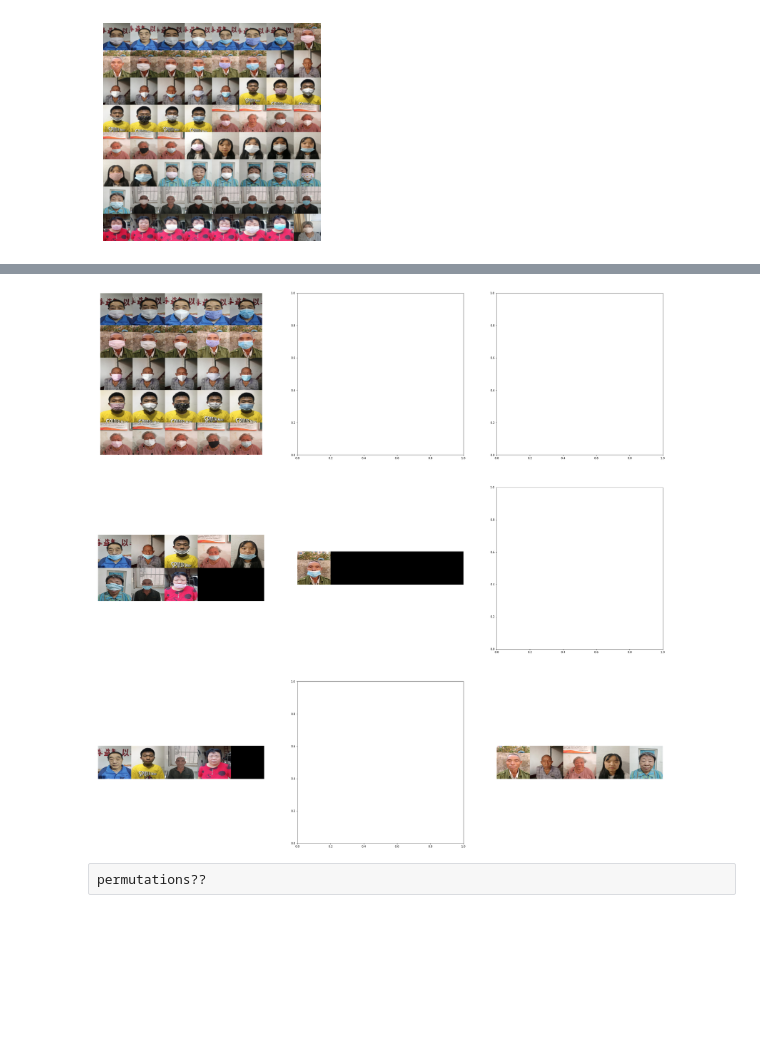
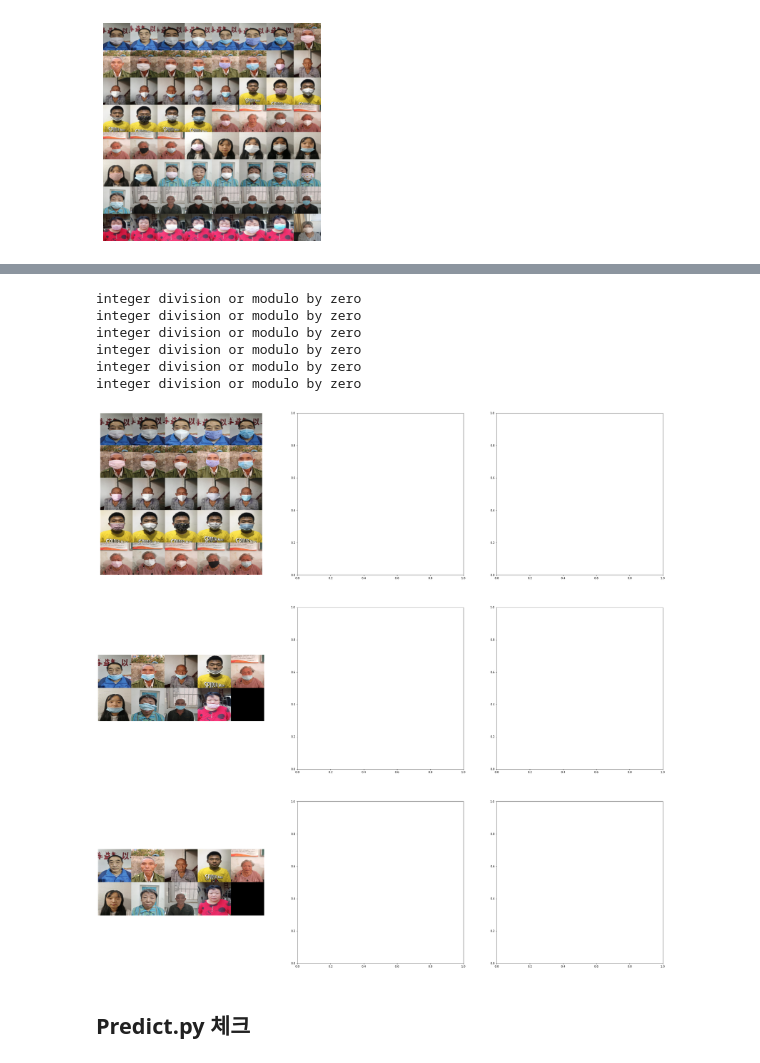
Before and after one commit to bcaitech1/p1-img-ggm1207, a Jupyter notebook: 1-STAGE/notebook/log_scores.ipynb, the cells around one changed output, grey strips where cells are left out. Cells and saved outputs as stored; diff of their text form; code cells hidden in the pictures; blank space fills up the shorter version.

```diff
--- a/1-STAGE/notebook/log_scores.ipynb
+++ b/1-STAGE/notebook/log_scores.ipynb
@@ -125,7 +122,7 @@ args.device = "cuda:0" if torch.cuda.is_available() else "cpu"
 models = load_models(args)
 keys = ['mask', 'gender', 'age']
 # %%
-args.test = False
+args.test = True
 args.train_key = "mask"
 
 loss_fn = get_lossfn(args)
@@ -187,15 +168,14 @@ warnings.filterwarnings('always')
 # %%
 summary_table = pd.DataFrame([])
 # %%
+args.test = True
+
 for model, key in zip(models, keys):
     args.train_key = key
     _, dataloader = get_dataloader(args)
     _, labels, outputs = evaluate(args, model, loss_fn, dataloader)
     labels, outputs = labels.detach().cpu().numpy(), outputs.detach().cpu().numpy()
-    classes = get_classes(args.train_key)
-
-    summary_table.loc[key, "all_f1"] =
-    sum
+    classes = get_classes(args)
 
     for class_idx in range(len(classes)):
         fancy_idx = np.where(labels == class_idx)
@@ -403,7 +401,7 @@ def plot_peoples(instances, images_per_row=10, **options):
     images = [instance for instance in instances]
     n_rows = (len(instances) - 1) // image_per_row + 1
     row_images = []
-    n_empty = n_rows * images_per_row - len(instances)
+    n_empty = n_rows * image_per_row - len(instances)
     images.append(np.zeros((size, size * n_empty, 3)))
 
     for row in range(n_rows):
@@ -442,16 +442,22 @@ plt.subplot(339); plot_peoples(images22[:4], images_per_row=2)
 # %%
 from itertools import product
 
-plt.figure(figsize=(36, 36))
+fig, axes = plt.figure(figsize=(36, 36))
 
 for idx, (label_idx, pred_idx) in enumerate(product(range(3), range(3))):
     conf_images = images[(labels == label_idx) & (outputs == pred_idx)]
     plt.subplot(3, 3, idx + 1)
     try:
         plot_peoples(conf_images[:25], images_per_row=5)
-    except:
-        pass
+    except Exception as e:
+        print(e)
 # %% [output]
+integer division or modulo by zero
+integer division or modulo by zero
+integer division or modulo by zero
+integer division or modulo by zero
+integer division or modulo by zero
+integer division or modulo by zero
-[figure, old version]
+[figure, new version]
-# %% [raw]
-permutations??
+# %% [markdown]
+## Predict.py 체크
```
Also changed, not shown: parts of 32 cells of this notebook, 18 other files.
